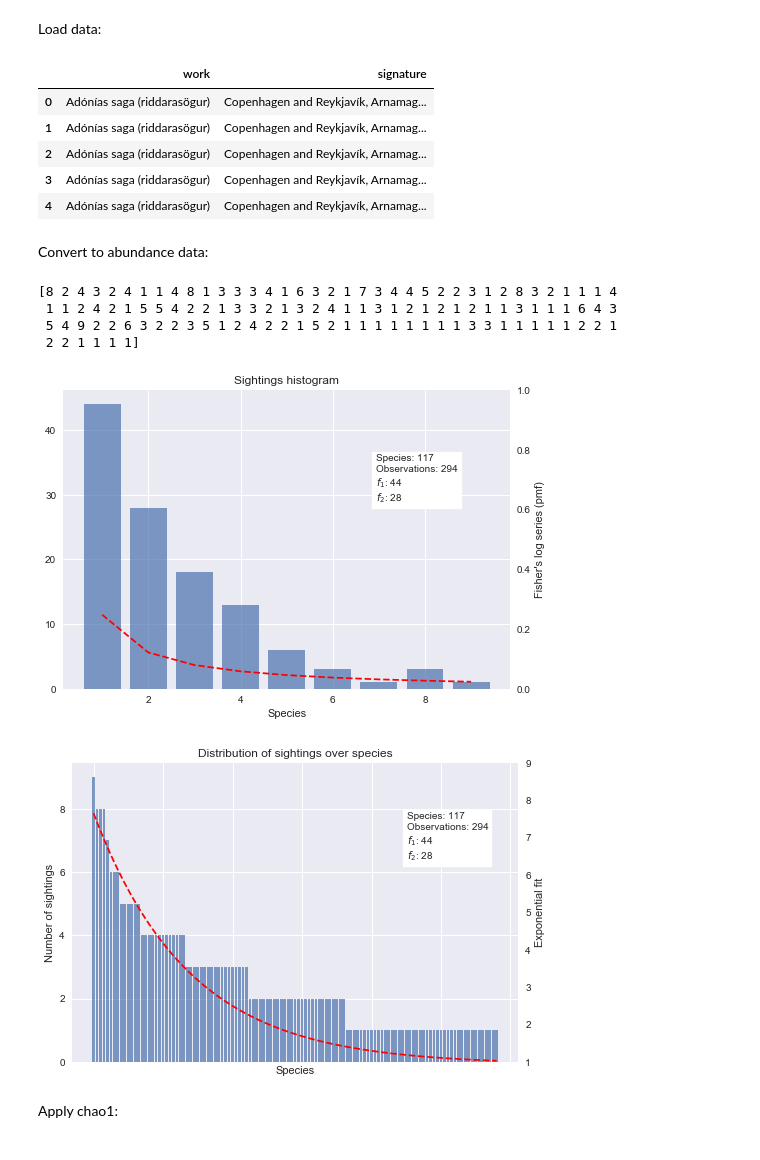
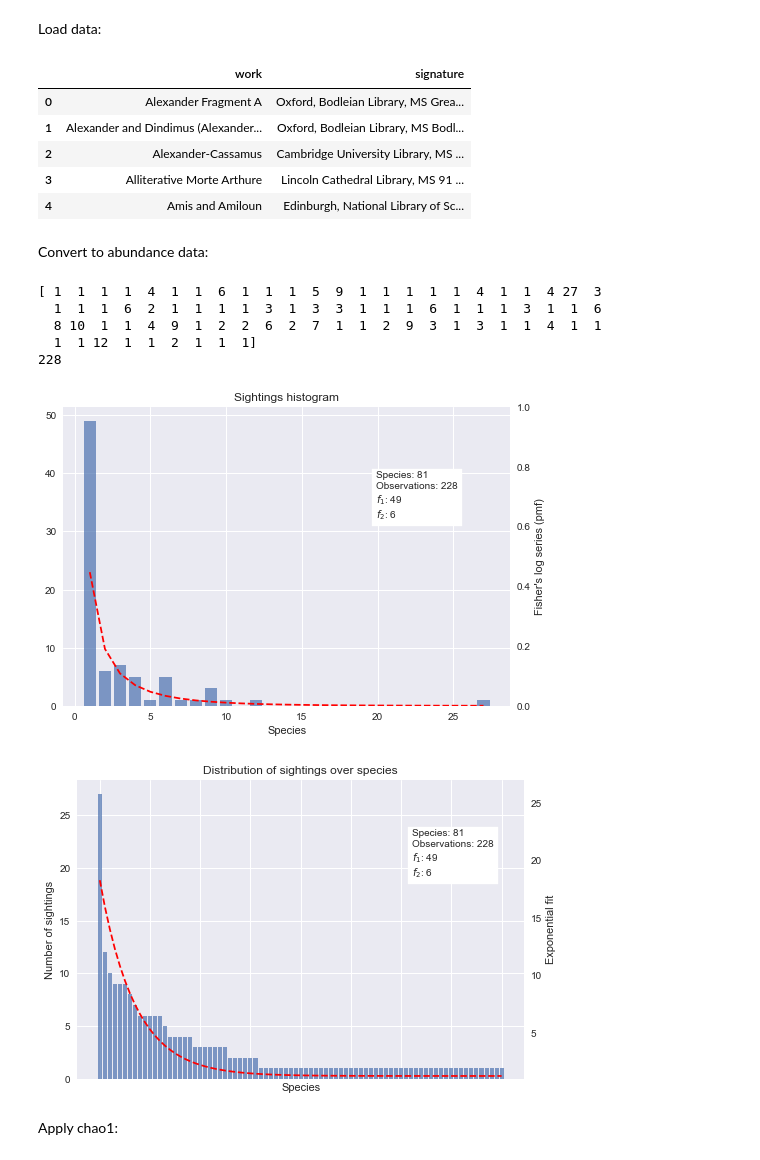
Before and after one commit to mikekestemont/copia, a Jupyter notebook: quickstart.ipynb, the cells around one changed output. Cells and saved outputs as stored; diff of their text form; code cells hidden in the pictures.

```diff
--- a/quickstart.ipynb
+++ b/quickstart.ipynb
@@ -5,16 +5,16 @@ import pandas as pd
 # %% [markdown]
 Load data:
 # %%
-df = pd.read_csv('datasets/isl.csv', sep=';', header=None)
+df = pd.read_csv('datasets/eng.csv', sep=';', header=None)
 df.columns = 'work', 'signature'
 df.head()
 # %% [output]
 |  | work | signature |
-| 0 | Adónías saga (riddarasögur) | Copenhagen and Reykjavík, Arnamag... |
-| 1 | Adónías saga (riddarasögur) | Copenhagen and Reykjavík, Arnamag... |
-| 2 | Adónías saga (riddarasögur) | Copenhagen and Reykjavík, Arnamag... |
-| 3 | Adónías saga (riddarasögur) | Copenhagen and Reykjavík, Arnamag... |
-| 4 | Adónías saga (riddarasögur) | Copenhagen and Reykjavík, Arnamag... |
+| 0 | Alexander Fragment A | Oxford, Bodleian Library, MS Grea... |
+| 1 | Alexander and Dindimus (Alexander... | Oxford, Bodleian Library, MS Bodl... |
+| 2 | Alexander-Cassamus | Cambridge University Library, MS ... |
+| 3 | Alliterative Morte Arthure | Lincoln Cathedral Library, MS 91 ... |
+| 4 | Amis and Amiloun | Edinburgh, National Library of Sc... |
 # %% [markdown]
 Convert to abundance data:
 # %%
@@ -22,11 +22,13 @@ from copia.utils import to_abundance
 works = df['work']
 abundance = to_abundance(works)
 print(abundance)
+print(abundance.sum())
 # %% [output]
-[8 2 4 3 2 4 1 1 4 8 1 3 3 3 4 1 6 3 2 1 7 3 4 4 5 2 2 3 1 2 8 3 2 1 1 1 4
- 1 1 2 4 2 1 5 5 4 2 2 1 3 3 2 1 3 2 4 1 1 3 1 2 1 2 1 2 1 1 3 1 1 1 6 4 3
- 5 4 9 2 2 6 3 2 2 3 5 1 2 4 2 2 1 5 2 1 1 1 1 1 1 1 1 3 3 1 1 1 1 1 2 2 1
- 2 2 1 1 1 1]
+[ 1  1  1  1  4  1  1  6  1  1  1  5  9  1  1  1  1  1  4  1  1  4 27  3
+  1  1  1  6  2  1  1  1  1  3  1  3  3  1  1  1  6  1  1  1  3  1  1  6
+  8 10  1  1  4  9  1  2  2  6  2  7  1  1  2  9  3  1  3  1  1  4  1  1
+  1  1 12  1  1  2  1  1  1]
+228
 # %%
 import copia.plot as plot
 #plot.species_accumulation_curve(abundance, incl_minsample=False)
@@ -35,11 +37,11 @@ import copia.plot as plot
 # %%
 plot.abundance_histogram(abundance)
 # %% [output]
-[figure, old version]
+[figure, new version]
 # %%
 plot.abundance_counts(abundance)
 # %% [output]
-[figure, old version]
+[figure, new version]
 # %% [markdown]
 Apply chao1:
 # %%
```
Also changed, not shown: parts of 8 cells of this notebook, 1 other file.
